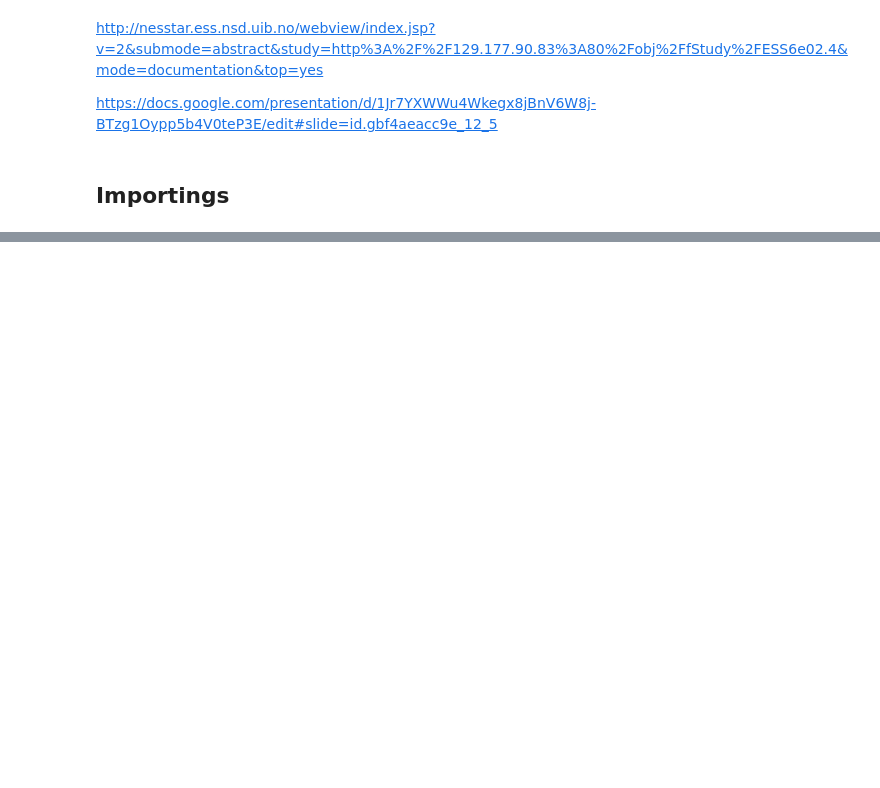
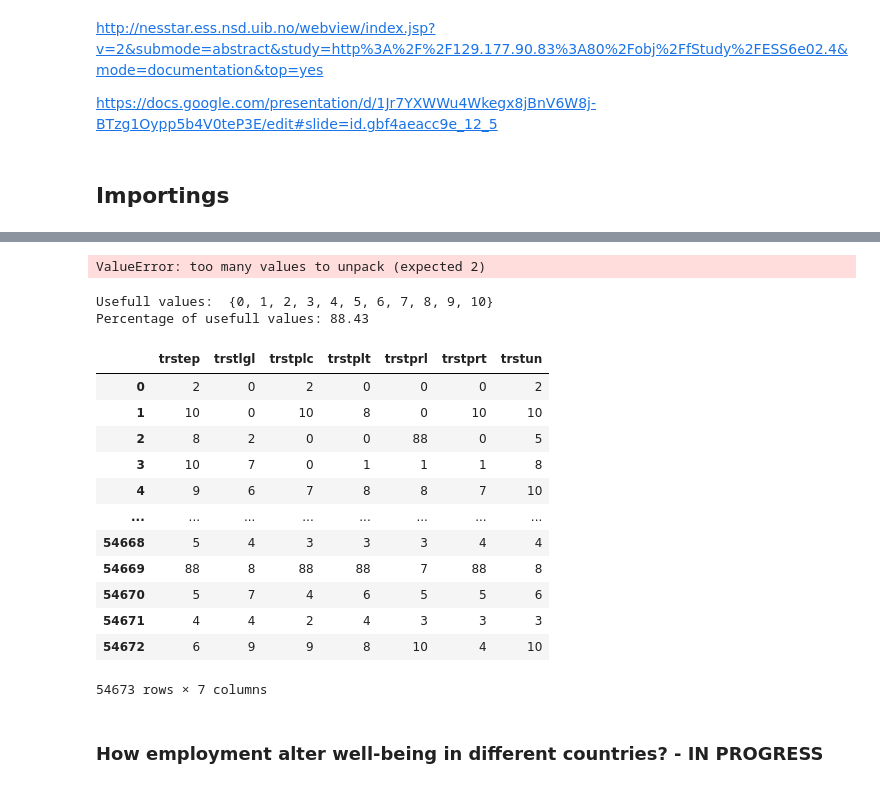
Before and after one commit to hasansalimkanmaz/data-visualization-course-assignment, a Jupyter notebook: Ossamu - EDA.ipynb, the cells around one changed output, grey strips where cells are left out. Drawn from its saved outputs; the diff is of its cells as text; code cells hidden in the pictures; blank space fills up the shorter version.

```diff
--- a/Ossamu - EDA.ipynb
+++ b/Ossamu - EDA.ipynb
@@ -235,0 +93,30 @@ https://medium.com/datarisk-io/entenda-como-a-an%C3%A1lise-fatorial-pode-ajudar-
+# %%
+for col_name, desc in dict_tr:
+    print(desc)
+    percentage_usefull_values(df, col_name)
+    print('='*60)
+# %% [output]
+ValueError: too many values to unpack (expected 2)
+# %%
+percentage_usefull_values(df, 'trstep')
+# %% [output]
+Usefull values:  {0, 1, 2, 3, 4, 5, 6, 7, 8, 9, 10}
+Percentage of usefull values: 88.43
+# %%
+df[tr_cols]
+# %% [output]
+|  | trstep | trstlgl | trstplc | trstplt | trstprl | trstprt | trstun |
+| 0 | 2 | 0 | 2 | 0 | 0 | 0 | 2 |
+| 1 | 10 | 0 | 10 | 8 | 0 | 10 | 10 |
+| 2 | 8 | 2 | 0 | 0 | 88 | 0 | 5 |
+| 3 | 10 | 7 | 0 | 1 | 1 | 1 | 8 |
+| 4 | 9 | 6 | 7 | 8 | 8 | 7 | 10 |
+| ... | ... | ... | ... | ... | ... | ... | ... |
+| 54668 | 5 | 4 | 3 | 3 | 3 | 4 | 4 |
+| 54669 | 88 | 8 | 88 | 88 | 7 | 88 | 8 |
+| 54670 | 5 | 7 | 4 | 6 | 5 | 5 | 6 |
+| 54671 | 4 | 4 | 2 | 4 | 3 | 3 | 3 |
+| 54672 | 6 | 9 | 9 | 8 | 10 | 4 | 10 |
+54673 rows × 7 columns
+# %% [markdown]
+### How employment alter well-being in different countries? - IN PROGRESS
```
Also changed, not shown: parts of 56 cells of this notebook.
